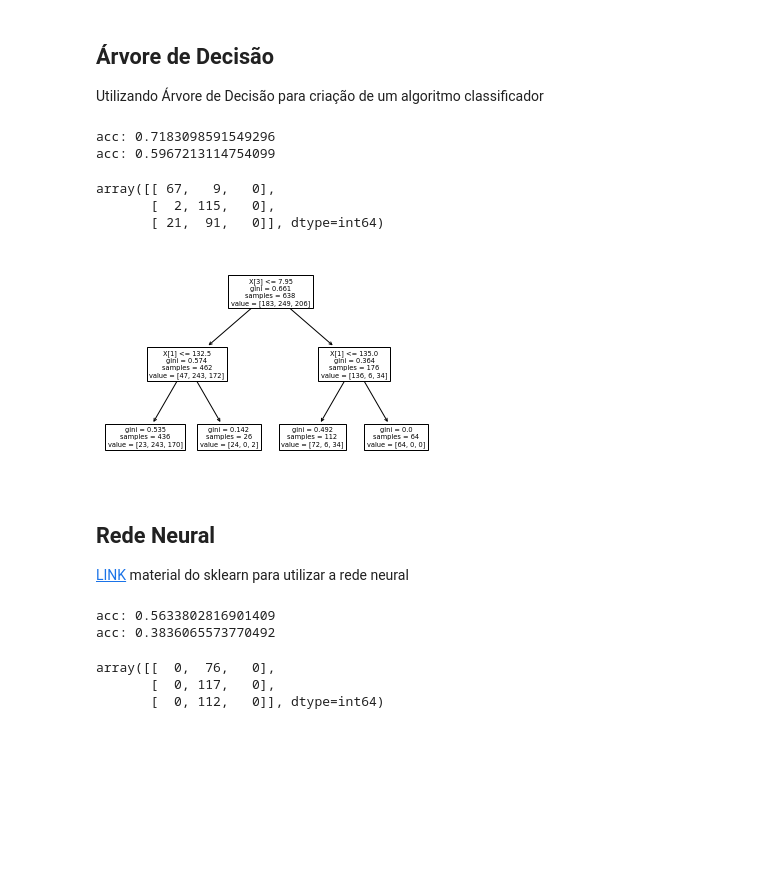
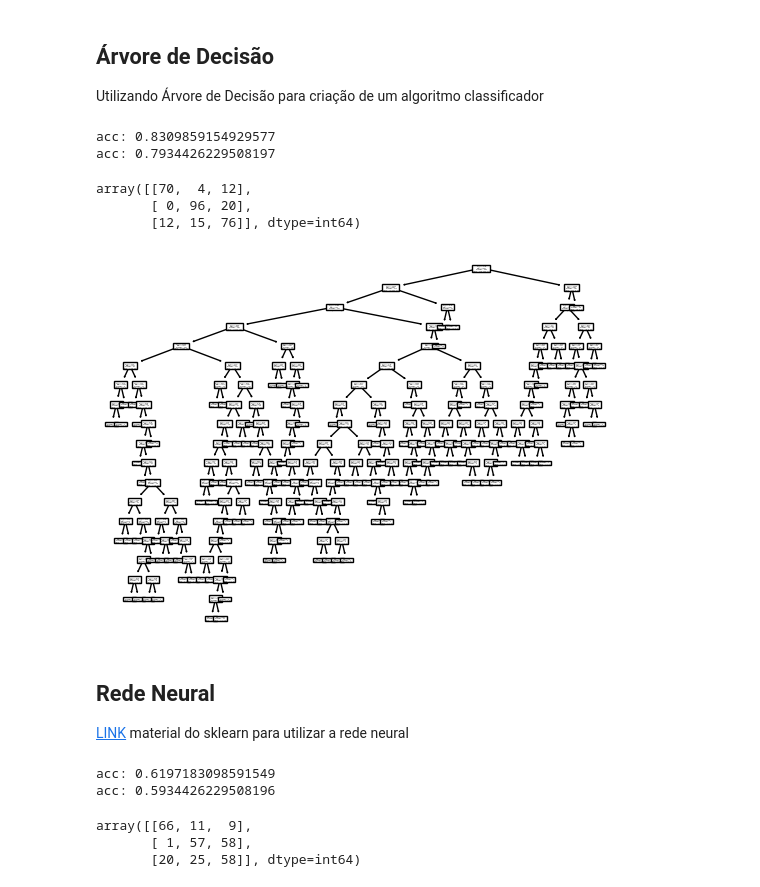
Before and after one commit to RSobrinho/Projetinho-CienciaDeDadosIA, a Jupyter notebook: T - IA.ipynb, the cells around one changed output. Saved outputs shown, nothing was run; the diff lists cells and outputs as text; code cells hidden in the pictures; blank space fills up the shorter version.

```diff
--- a/T - IA.ipynb
+++ b/T - IA.ipynb
@@ -146,51 +184,51 @@ Teste
 
 Utilizando Árvore de Decisão para criação de um algoritmo classificador
 # %%
+# importando árvore de decisão, matriz de confusão, e pontuação de precisão (acurácia)
 from sklearn.metrics import confusion_matrix
-# Árvore de Decisão
 from sklearn import tree
 from sklearn.metrics import accuracy_score
 
 treino_dados = treino[:,:-1] #Dados desconsiderando o atributo CLASSE
 treino_classes = treino[:,-1] #Dados considerando apenas o atributo CLASSE
 
-clf = tree.DecisionTreeClassifier(max_depth=2)
+clf = tree.DecisionTreeClassifier(max_depth=100, random_state=2004)
 clf = clf.fit(treino_dados, treino_classes)
 
 #Avaliando o modelo com os dados de Validação (Aprendeu ou decorou?)
 y_pred = clf.predict(val[:,:-1]) #Desconsiderando o atributo classe de VAL
 acc = accuracy_score(val[:,-1], y_pred)
 print('acc:',acc)
 tree.plot_tree(clf)
 
 #Avaliando o modelo com os dados de Teste (Realmente está bom?)
 y_pred = clf.predict(teste[:,:-1]) #Desconsiderando o atributo classe de VAL
 acc = accuracy_score(teste[:,-1], y_pred)
 print('acc:',acc)
 tree.plot_tree(clf)
 
 #Verificando os acertos de cada classe com a matriz de confusão:
 confusion_matrix(teste[:,-1], y_pred)
 # %% [output]
-acc: 0.7183098591549296
-acc: 0.5967213114754099
+acc: 0.8309859154929577
+acc: 0.7934426229508197
-array([[ 67,   9,   0],
-       [  2, 115,   0],
-       [ 21,  91,   0]], dtype=int64)
+array([[70,  4, 12],
+       [ 0, 96, 20],
+       [12, 15, 76]], dtype=int64)
-[figure, old version]
+[figure, new version]
 # %% [markdown]
 ## Rede Neural
 [LINK](https://scikit-learn.org/dev/modules/neural_networks_supervised.html#multi-layer-perceptron) material do sklearn para utilizar a rede neural
 # %%
 #Rede Neural
 from sklearn.neural_network import MLPClassifier
-clf = MLPClassifier(solver='adam',learning_rate_init=0.01,hidden_layer_sizes=(5, 3), random_state=1)
+clf = MLPClassifier(solver='adam',learning_rate_init=0.005,hidden_layer_sizes=(12, 16, 10, 8, 18, 10), random_state=2004, max_iter=1000)
 clf = clf.fit(treino_dados, treino_classes)
 
 #Avaliando o modelo com os dados de Validação (Aprendeu ou decorou?)
 y_pred = clf.predict(val[:,:-1]) #Desconsiderando o atributo classe de VAL
 acc = accuracy_score(val[:,-1], y_pred)
-print('acc:',acc)
+print('acc:', acc)
 
 
 #Avaliando o modelo com os dados de Validação (Aprendeu ou decorou?)
@@ -201,8 +239,8 @@ print('acc:',acc)
 #Verificando os acertos de cada classe com a matriz de confusão:
 confusion_matrix(teste[:,-1], y_pred)
 # %% [output]
-acc: 0.5633802816901409
-acc: 0.3836065573770492
+acc: 0.6197183098591549
+acc: 0.5934426229508196
-array([[  0,  76,   0],
-       [  0, 117,   0],
-       [  0, 112,   0]], dtype=int64)
+array([[66, 11,  9],
+       [ 1, 57, 58],
+       [20, 25, 58]], dtype=int64)
```
Also changed, not shown: parts of 4 cells of this notebook.
